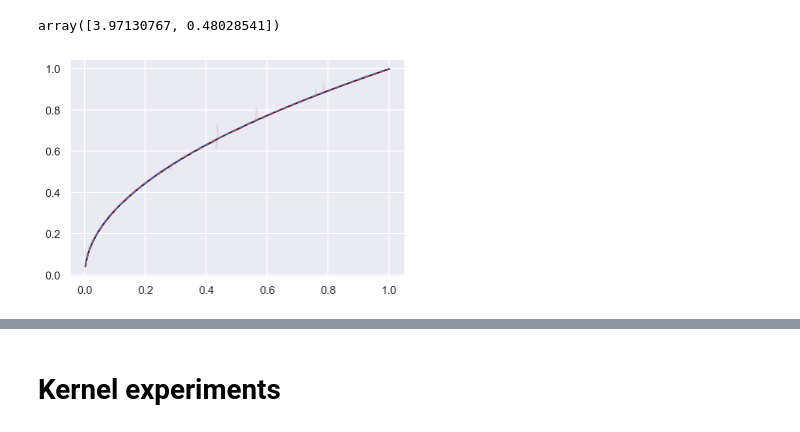
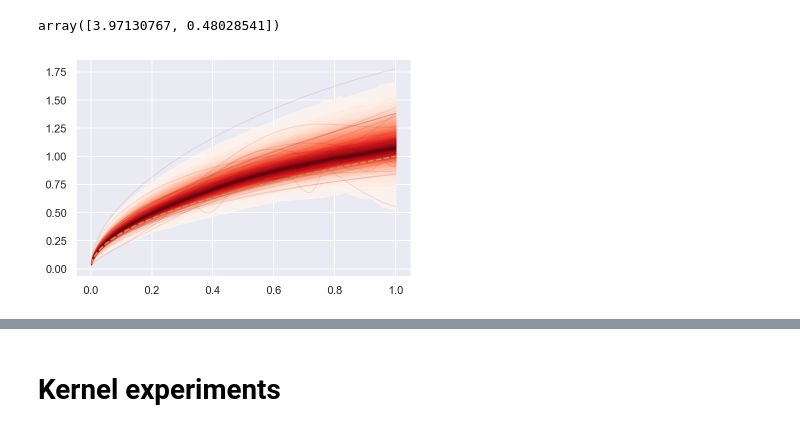
Before and after one commit to AurelienNioche/TransformedGP, a Jupyter notebook: model-discrepancy-using-numpyro.ipynb, the cells around one changed output, grey strips where cells are left out. Saved outputs shown, nothing was run; the diff lists cells and outputs as text; code cells hidden in the pictures.

```diff
--- a/model-discrepancy-using-numpyro.ipynb
+++ b/model-discrepancy-using-numpyro.ipynb
@@ -454,7 +445,7 @@ ax.plot(Xtest, u_model(Xtest, theta_model), ls='--');
 u_model = u_lin
 theta_model = None
 tau_model = 3.333
-X, nuts = run_inference(data=data, u_model=u_model, theta_model=theta_model, tau_model=tau_model)
+X, nuts = run_inference(data=data, u=u_model, theta=theta_model, tau=tau_model)
 # %%
 f_samples = nuts.get_samples()["f"]
 
@@ -537,34 +568,3 @@ data = generate_data(u=u_data, tau=tau_data, theta=theta_data, n=200, seed=123)
 optimize(data, u_m=u_pow)
 # %% [output]
 array([3.97130767, 0.48028541])
-# %%
-def run_inference_sparse(data, u_model, theta_model, tau_model):
-    p0 = data.p0.values
-    p1 = data.p1.values
-    x0 = data.x0.values
-    x1 = data.x1.values
-    y = data.choices.values
-
-    x = np.hstack((x0, x1))
-    p = np.hstack((p0, p1))
-
-    x_order = np.argsort(x)
-    x_sorted = x[x_order]
-    p_sorted = p[x_order]
-    undo_sorted = np.argsort(x_order)
-
-    X = jnp.array(x_sorted)
-    uX = jnp.array(u_model(X, theta_model))
-    P = jnp.array(p_sorted)
-    Y = jnp.array(y)
-
-    # Set random seed for reproducibility.
-    rng_key = random.PRNGKey(123)
-
-    nuts = MCMC(NUTS(sparse_model, target_accept_prob=0.9, max_tree_depth=10,
-                     init_strategy=init_to_uniform(radius=1)),  # Default = 2
-                num_samples=1000, num_warmup=1000)
-    nuts.run(rng_key, X=X, y=Y, p=P, init_order=undo_sorted,
-             u_model=u_model, theta_model=theta_model, tau_model=tau_model,
-         T=50)
-    return nuts.get_samples()
@@ -571,11 +575,12 @@ def run_inference_sparse(data, u_model, theta_model, tau_model):
 # %%
-nuts_samples = run_inference_sparse(data=data, u_model=u_model, theta_model=theta_model, tau_model=tau_model)
+X, nuts = run_inference_sparse(data=data, T=50,
+                            u=u_model, theta=theta_model, tau=tau_model)
 # %%
-f_samples = nuts_samples["f"]
+f_samples = nuts.get_samples()["f"]
 
 fig, ax = plt.subplots()
-plot_gp_dist(ax, f_samples, x_sorted)
-ax.plot(x_sorted, u_model(x_sorted, theta_model), ls='--');
-# ax.plot(x_sorted, u_model(x_sorted, 0.68883595))
+plot_gp_dist(ax, f_samples, X)
+ax.plot(X, u_model(X, theta_model), ls='--');
+ax.plot(X, u_data(X, theta_data), ls='--');
 # %% [output]
-[figure, old version]
+[figure, new version]
```
Also changed, not shown: parts of 43 cells of this notebook, 7 other files.
